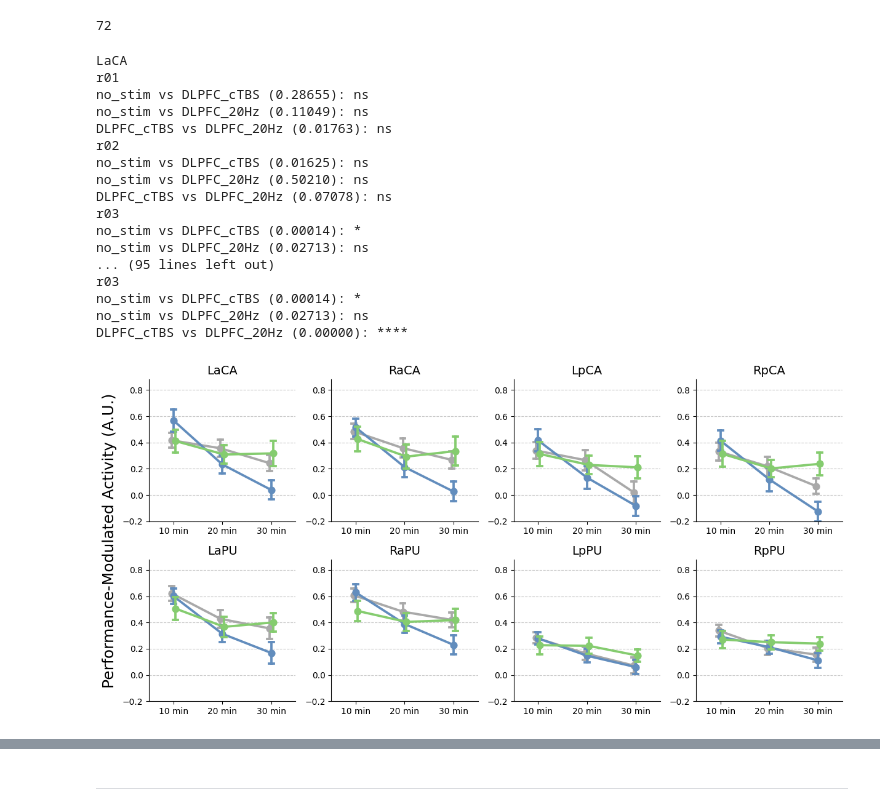
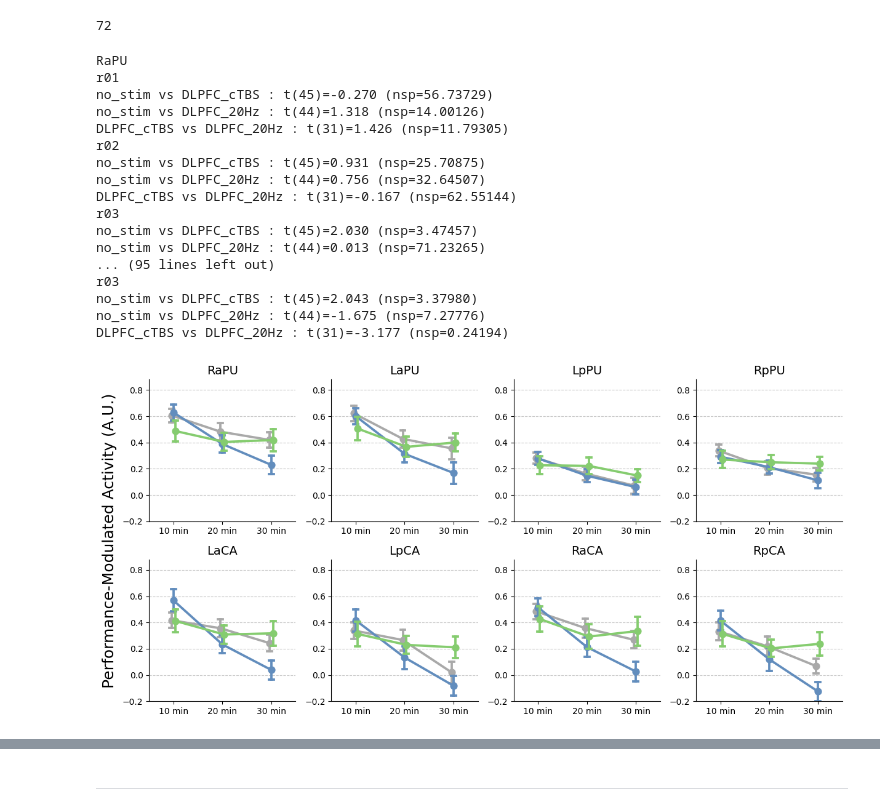
Before and after one commit to psb629/CommonLab, a Jupyter notebook: GP/scripts/fMRI.fig.3c.S2.ipynb, the cells around one changed output, grey strips where cells are left out. Cells and saved outputs as stored; diff of their text form; code cells hidden in the pictures.

Commit message:
GP project T-test results

```diff
--- a/GP/scripts/fMRI.fig.3c.S2.ipynb
+++ b/GP/scripts/fMRI.fig.3c.S2.ipynb
@@ -258,7 +260,7 @@ for run in list_run:
 
 #         beta = masking.apply_mask(imgs=fname, mask_img=img)
         betas = masker.fit_transform(fname)[0]
-        for ii, roi in enumerate(list_label[1:]):
+        for ii, roi in enumerate(list_roi):
             new_row = pd.Series(
                 {
                     'subj':subj, 'group':group, 'run':run,
@@ -473,11 +480,11 @@ RpPU: t(45)=-0.03 (nsp=0.98015)
 # %% [markdown]
 ### 2. Two-way ANOVA
 # %%
-for roi in list_label:
-    print(roi)
-    result_anova = pg.anova(
-        data=df[(df.run=='r01')&(df.roi==roi)],
-        dv='beta', between=['group'],
-        detailed=False, effsize="np2"
-    )
-    print(result_anova)
+# for roi in list_roi:
+#     print(roi)
+#     result_anova = pg.anova(
+#         data=df[(df.run=='r01')&(df.roi==roi)],
+#         dv='beta', between=['group'],
+#         detailed=False, effsize="np2"
+#     )
+#     print(result_anova)
@@ -510,15 +499,10 @@ cmap
 # %% [output]
 [figure]
 # %%
-list_label = [
-    'LaCA', 'RaCA', 'LpCA', 'RpCA',
-    'LaPU', 'RaPU', 'LpPU', 'RpPU'
-]
-order = ['r01','r02','r03']
 # hue_order = ['no_stim','DLPFC_cTBS','M1_cTBS','DLPFC_20Hz']
 hue_order = ['no_stim','DLPFC_cTBS','DLPFC_20Hz']
 
-n_Bonferroni = len(list_label)*len(order)*len(hue_order)
+n_Bonferroni = len(list_roi)*len(list_run)*len(hue_order)
 n_Bonferroni
 # %% [output]
 72
@@ -528,63 +512,67 @@ ncols, nrows = 4, 2
 fig, axs = plt.subplots(nrows=nrows, ncols=ncols, figsize=(3*ncols,3*nrows))
 axs = np.concatenate(axs)
 
-for ii, roi in enumerate(list_label):
+for ii, roi in enumerate(list_roi):
     ax = axs[ii]
     g = sns.pointplot(
         data=df[df.roi==roi], x='run', y='beta', hue='group',
-        order=order, hue_order=hue_order, palette=palette,
+        order=list_run, hue_order=hue_order, palette=palette,
         errorbar='se', capsize=0.1,
         dodge=True,
         ax=ax
     )
     ax.set_title(roi, fontsize=14, loc='center')
     ax.grid(axis='y', linestyle='--', alpha=0.7)
     ax.legend().remove()
 
     ax.set_ylim(-0.2,0.88)
     ax.set_ylabel('', fontsize=0)
 
     ax.set_xlabel('', fontsize=0)
-    ax.set_xticks(order)
+    ax.set_xticks(list_run)
     ax.set_xticklabels(['10 min', '20 min', '30 min'])
 
     ax.spines['right'].set_visible(False)
     ax.spines['top'].set_visible(False)
 
     print(roi)
-    for kk, run in enumerate(order):
+    for kk, run in enumerate(list_run):
         print(run)
         for ii, g1 in enumerate(hue_order):
             x1 = ii
             for jj, g2 in enumerate(hue_order[ii+1:]):
                 x2 = ii+1+jj
-                a = df[(df.group==g1)&(df.run==run)].beta.astype(float)
-                b = df[(df.group==g2)&(df.run==run)].beta.astype(float)
-                _, pval = stats.ttest_ind(a,b)
-                print('%s vs %s (%.5f):'%(g1,g2,pval), convert_pvalue_to_asterisks(pval*n_Bonferroni))
+                a = df[(df.group==g1)&(df.run==run)&(df.roi==roi)].beta.astype(float)
+                b = df[(df.group==g2)&(df.run==run)&(df.roi==roi)].beta.astype(float)
+                res = stats.ttest_ind(a,b)
+                tval, pval = res
+                dof = res.df
+                ## Bonferroni correction
+                pval *= n_Bonferroni
+                print('%s vs %s : t(%d)=%.3f (%sp=%.5f)'%(g1,g2,dof,tval,convert_pvalue_to_asterisks(pval),pval))
     print('')
 
 fig.text(-.015, 0.5, 'Performance-Modulated Activity (A.U.)', va='center', rotation='vertical', fontsize=18)
 fig.tight_layout()
 # %% [output]
-LaCA
+RaPU
 r01
-no_stim vs DLPFC_cTBS (0.28655): ns
-no_stim vs DLPFC_20Hz (0.11049): ns
-DLPFC_cTBS vs DLPFC_20Hz (0.01763): ns
+no_stim vs DLPFC_cTBS : t(45)=-0.270 (nsp=56.73729)
+no_stim vs DLPFC_20Hz : t(44)=1.318 (nsp=14.00126)
+DLPFC_cTBS vs DLPFC_20Hz : t(31)=1.426 (nsp=11.79305)
 r02
-no_stim vs DLPFC_cTBS (0.01625): ns
-no_stim vs DLPFC_20Hz (0.50210): ns
-DLPFC_cTBS vs DLPFC_20Hz (0.07078): ns
+no_stim vs DLPFC_cTBS : t(45)=0.931 (nsp=25.70875)
+no_stim vs DLPFC_20Hz : t(44)=0.756 (nsp=32.64507)
+DLPFC_cTBS vs DLPFC_20Hz : t(31)=-0.167 (nsp=62.55144)
 r03
-no_stim vs DLPFC_cTBS (0.00014): *
-no_stim vs DLPFC_20Hz (0.02713): ns
+no_stim vs DLPFC_cTBS : t(45)=2.030 (nsp=3.47457)
+no_stim vs DLPFC_20Hz : t(44)=0.013 (nsp=71.23265)
 ... (95 lines left out)
 r03
-no_stim vs DLPFC_cTBS (0.00014): *
-no_stim vs DLPFC_20Hz (0.02713): ns
-DLPFC_cTBS vs DLPFC_20Hz (0.00000): ****
+no_stim vs DLPFC_cTBS : t(45)=2.043 (nsp=3.37980)
+no_stim vs DLPFC_20Hz : t(44)=-1.675 (nsp=7.27776)
+DLPFC_cTBS vs DLPFC_20Hz : t(31)=-3.177 (nsp=0.24194)
-[figure, old version]
+[figure, new version]
 # %%
 ### legend
 nax = fig.add_axes([0.25, 1, .8, 0.2])
```
Also changed, not shown: parts of 13 cells of this notebook, 2 other files.
